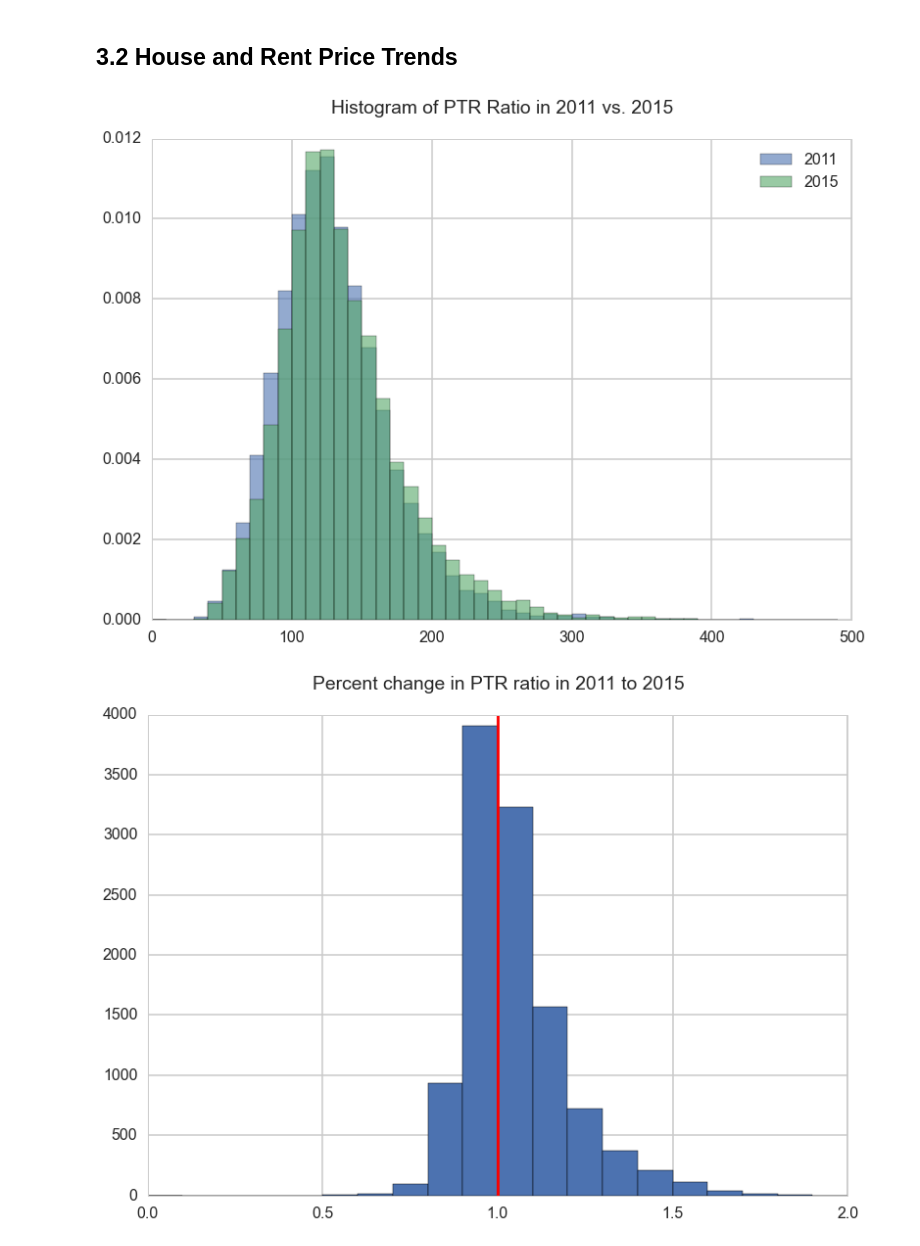
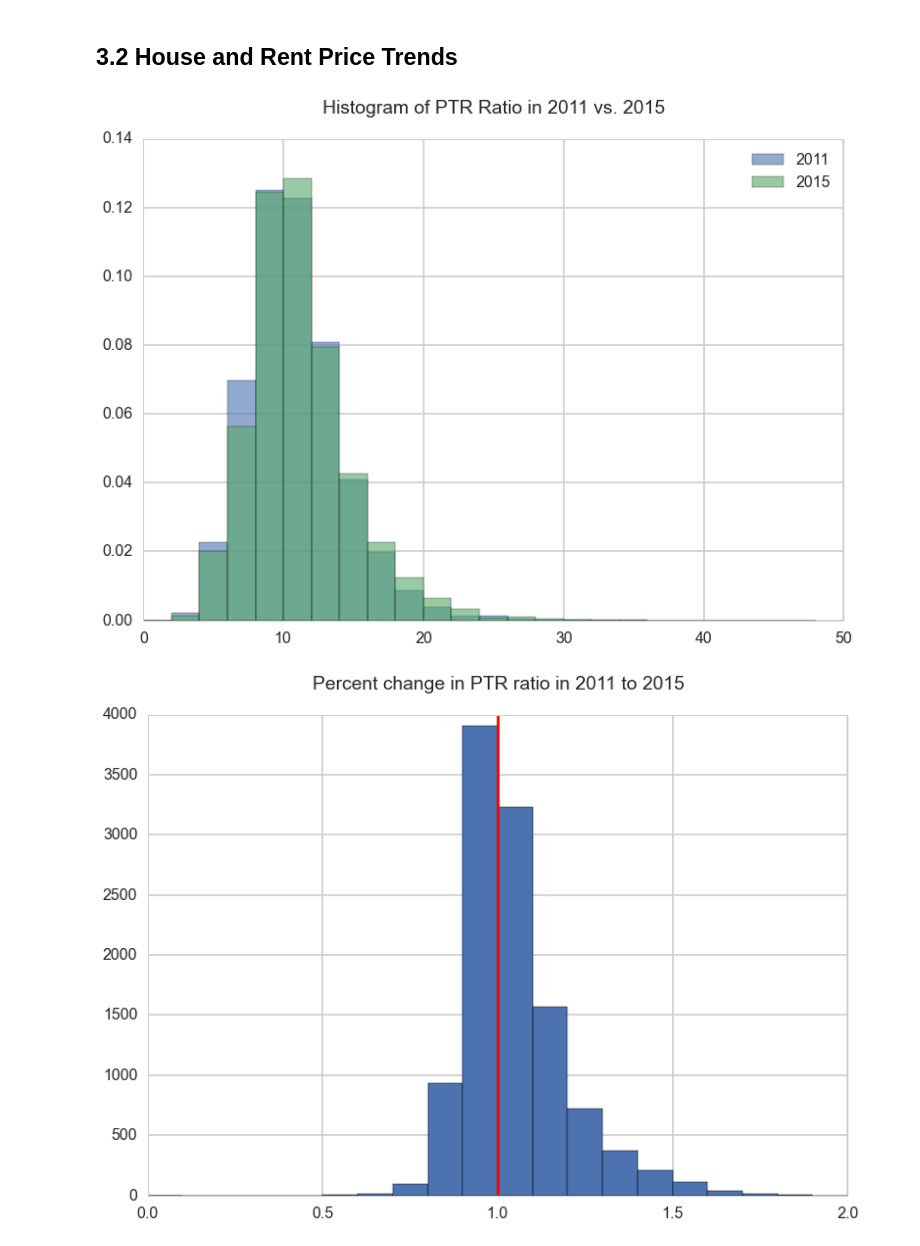
Before and after one commit to austinwu0/cs109-final-project, a Jupyter notebook: Process Book.ipynb, the cells around one changed output. Drawn from its saved outputs; the diff is of its cells as text; code cells hidden in the pictures.

```diff
--- a/Process Book.ipynb
+++ b/Process Book.ipynb
@@ -223,14 +223,14 @@ Business data: rank industries by number of zip codes with that industry as the
 ## 3.2 House and Rent Price Trends
 # %%
 df = pd.read_pickle('data/housing_rental_ratio.pkl')
-setbins = range(0,500,10)
+setbins = range(0,50,2)
 
 plt.hist(df['ratio_2011'].dropna().tolist(), bins = setbins, normed=True, alpha=0.6, label='2011');
 plt.hist(df['ratio_2015'].dropna().tolist(), bins = setbins, normed=True, alpha=0.6, label='2015');
 plt.title('Histogram of PTR Ratio in 2011 vs. 2015\n');
 plt.legend();
 # %% [output]
-[figure, old version]
+[figure, new version]
 # %%
 plt.hist(df['ratio_pct_delta'], bins=np.arange(0,2.1,0.1));
 plt.axvline(x=1, color="red");
```
Also changed, not shown: parts of 1 cell of this notebook.
